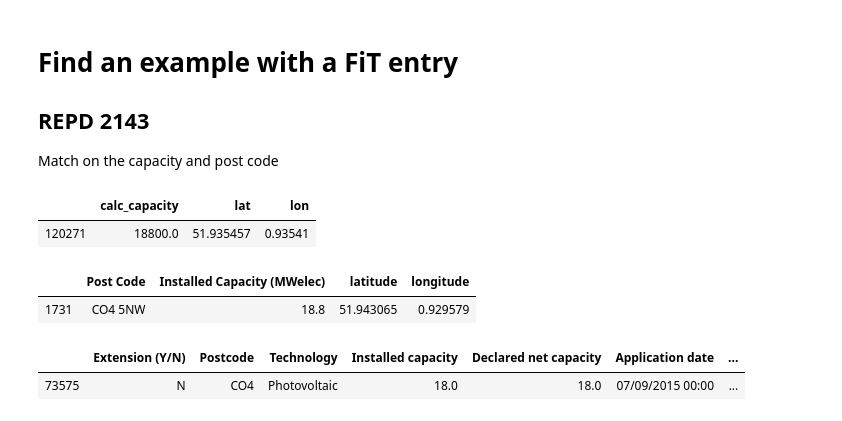
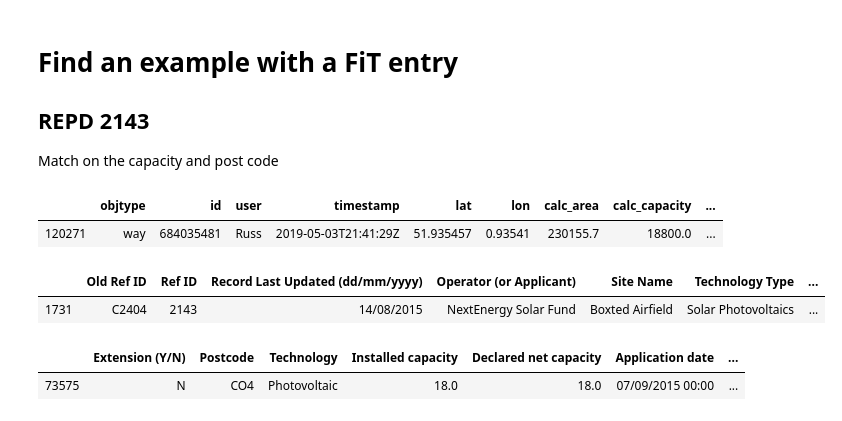
Before and after one commit to alan-turing-institute/solar-panel-detection, a Jupyter notebook: notebooks/data play.ipynb, the cells around one changed output. Drawn from its saved outputs; the diff is of its cells as text; code cells hidden in the pictures.

```diff
--- a/notebooks/data play.ipynb
+++ b/notebooks/data play.ipynb
@@ -167,16 +214,18 @@ Find an example with a FiT entry
 REPD 2143
 ----
 Match on the capacity and post code
+# %%
+pd.set_option('display.max_columns', 500)
 # %%
-osm_df.loc[osm_df['tag_repd:id'] == 2143][['calc_capacity', 'lat', 'lon']]
+osm_df.loc[osm_df['tag_repd:id'] == 2143]
 # %% [output]
-|  | calc_capacity | lat | lon |
-| 120271 | 18800.0 | 51.935457 | 0.93541 |
+|  | objtype | id | user | timestamp | lat | lon | calc_area | calc_capacity | ... |
+| 120271 | way | 684035481 | Russ | 2019-05-03T21:41:29Z | 51.935457 | 0.93541 | 230155.7 | 18800.0 | ... |
 # %%
-repd_df.loc[repd_df['Ref ID'] == 2143][['Post Code', 'Installed Capacity (MWelec)', 'latitude', 'longitude']]
+repd_df.loc[repd_df['Ref ID'] == 2143]
 # %% [output]
-|  | Post Code | Installed Capacity (MWelec) | latitude | longitude |
-| 1731 | CO4 5NW | 18.8 | 51.943065 | 0.929579 |
+|  | Old Ref ID | Ref ID | Record Last Updated (dd/mm/yyyy) | Operator (or Applicant) | Site Name | Technology Type | ... |
+| 1731 | C2404 | 2143 | 14/08/2015 | NextEnergy Solar Fund | Boxted Airfield | Solar Photovoltaics | ... |
 # %%
 fit_df.loc[(fit_df['Installed capacity'] > 17.8) & (fit_df['Installed capacity'] < 19.8) & (fit_df['Postcode'] == 'CO4 ')]
 # %% [output]
```
Also changed, not shown: parts of 36 cells of this notebook.
